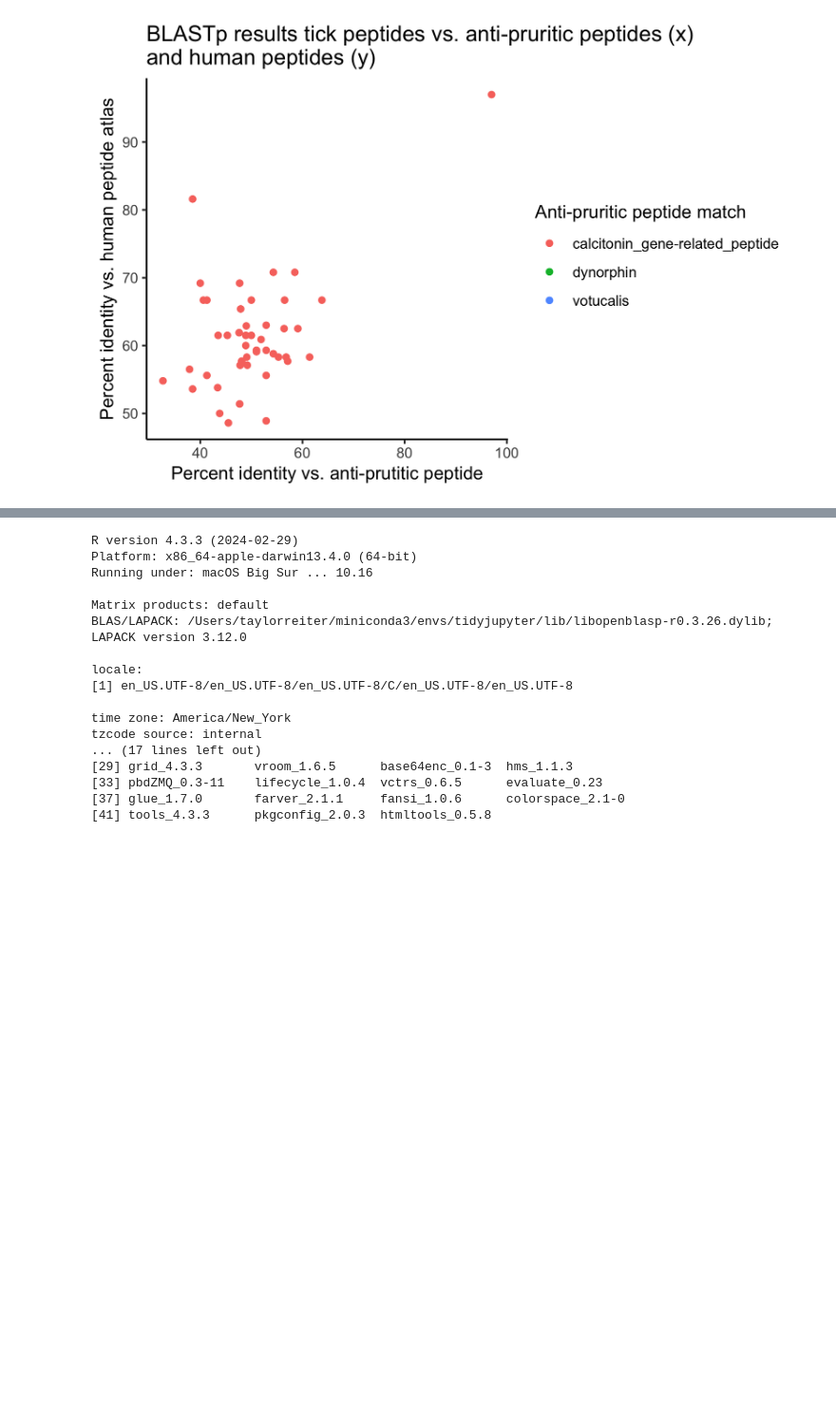
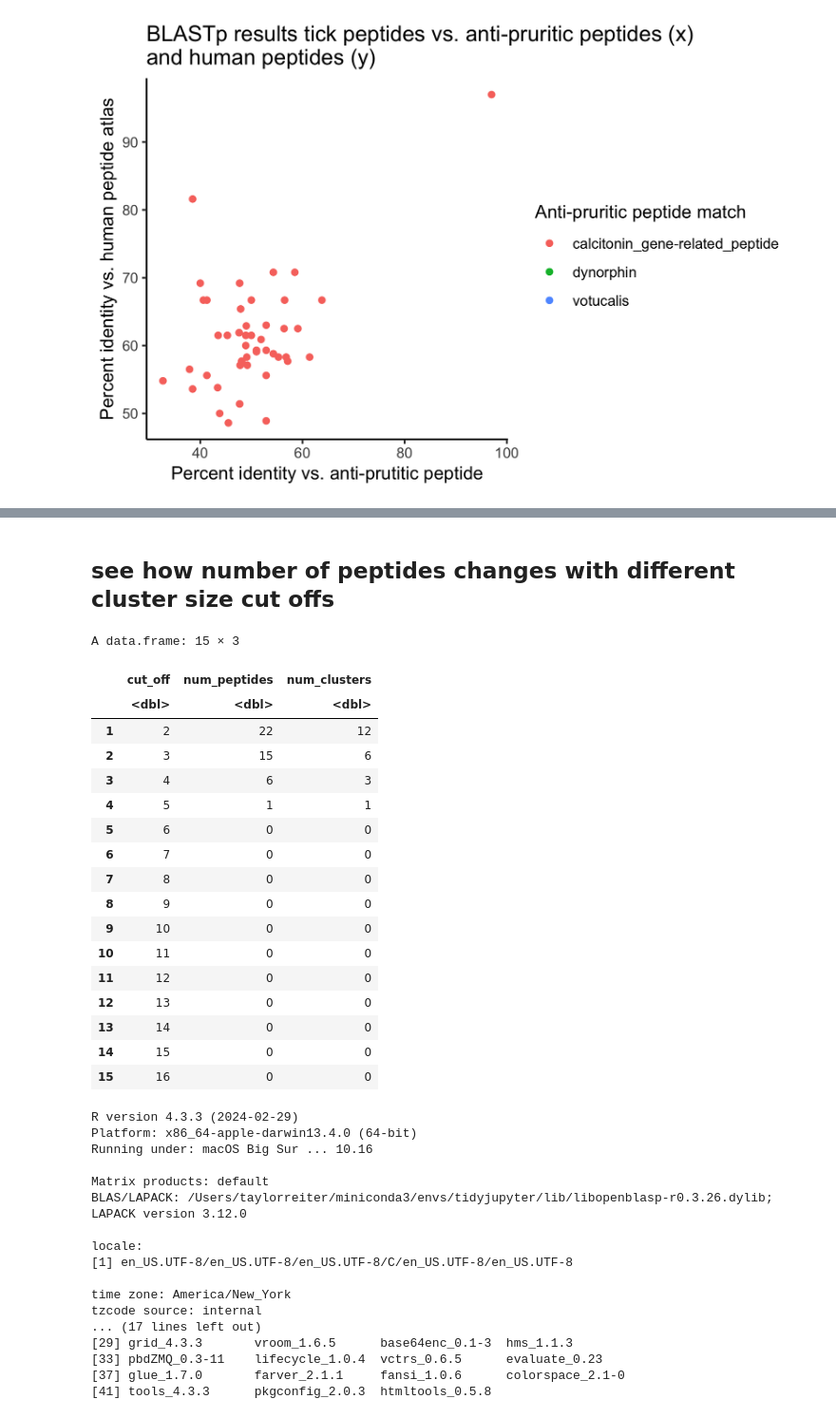
Before and after one commit to Arcadia-Science/2024-tick-sg-peptides-tsa, a Jupyter notebook: notebooks/20240404-antipruritic-peptides.ipynb, the cells around one changed output, grey strips where cells are left out. Shown at 95% size. Saved outputs shown, nothing was run; the diff lists cells and outputs as text; code cells hidden in the pictures; blank space fills up the shorter version.

Commit message:
add num per cluster

```diff
--- a/notebooks/20240404-antipruritic-peptides.ipynb
+++ b/notebooks/20240404-antipruritic-peptides.ipynb
@@ -89,7 +89,23 @@ apml_antiinflammatory <- read_tsv("outputs/analysis/predict_antiinflammatory/aut
 clustering <- read_tsv("outputs/analysis/clustering/all_peptides_0.8_cluster.tsv",
                        show_col_types = FALSE,
                        col_names = c("mmseqs2_representative_sequence",
-                                     "mmseqs2_cluster_member"))
+                                     "mmseqs2_cluster_member"))  %>%
+  mutate(mmseqs2_source_representative_txome = ifelse(grepl(pattern = "Transcript_", x = mmseqs2_representative_sequence),
+                                                      "amblyommaamericanum",
+                                                      str_extract(mmseqs2_representative_sequence, "G.*?01")),
+         mmseqs2_source_cluster_member_txome = ifelse(grepl(pattern = "Transcript_", x = mmseqs2_cluster_member),
+                                                      "amblyommaamericanum",
+                                                      str_extract(mmseqs2_cluster_member, "G.*?01")))
+# %%
+# summarize the cluster sizes and whether the clusters have members from multiple transcriptomes
+cluster_summary <- clustering %>%
+  group_by(mmseqs2_representative_sequence) %>%
+  mutate(mmseqs2_cluster_size = n(),
+         mmseqs2_cluster_same_txome_count = sum(mmseqs2_source_representative_txome == mmseqs2_source_cluster_member_txome),
+         mmseqs2_cluster_same_txome_fraction = mmseqs2_cluster_same_txome_count / mmseqs2_cluster_size) %>%
+  ungroup() %>%
+  select(mmseqs2_representative_sequence, mmseqs2_cluster_size, mmseqs2_cluster_same_txome_count, mmseqs2_cluster_same_txome_fraction) %>%
+  distinct()
 # %%
 # read in transcriptome: species metadata
 aa <- data.frame(tsa_accession = "amblyommaamericanum",
@@ -131,7 +147,9 @@ antip <- antip %>%
   # join with anti-inflammatory bioactivity prediction to see if there is an overlap
   left_join(apml_antiinflammatory, by = c("qseqid" = "peptide_id")) %>%
   # join to clustering info to see if any of the peptides are similar to each other
-  left_join(clustering, by = c("qseqid" = "mmseqs2_cluster_member"))
+  left_join(clustering, by = c("qseqid" = "mmseqs2_cluster_member")) %>%
+  # join to clustering summary to get cluster sizes for peptides
+  left_join(cluster_summary, by = "mmseqs2_representative_sequence")
 # %% [markdown]
 ## Analyze the results
 # %%
@@ -283,6 +301,41 @@ A tibble: 2 × 52
 | <chr> | <chr> | <chr> | <chr> | <chr> | <dbl> | <dbl> | <dbl> | <dbl> | <dbl> | ... |
 | Transcript_513953.p9_start23_end79 | Amblyomma americanum | NP_001074026.1 | dynorphin | MSAPAQPPAEGTEGAAPGGGPPGPPPNMTSNRR... | 67.6 | 37 | 56 | 117 | 66.1 | ... |
 | GANP01008028.1 | Ixodes ricinus | sp|P0DPD6.1|ECE2_HUMAN | dynorphin | MNVALQELGAGSNMVEYKRATLRDEDAPETPVE... | 48.3 | 60 | 70 | 811 | 85.7 | ... |
+# %% [markdown]
+## see how number of peptides changes with different cluster size cut offs
+# %%
+# loop through different cluster size cutoffs and report how many peptides are retained
+num_clusters_at_different_cutoffs <- data.frame(cut_off = numeric(),
+                                                num_peptides = numeric(),
+                                                num_clusters = numeric())
+for(i in 1:15){
+    tmp <- antip %>%
+      filter(mmseqs2_cluster_size > i)
+    num_clusters_at_different_cutoffs[i, 1] <- i + 1
+    num_clusters_at_different_cutoffs[i, 2] <- nrow(tmp)
+    num_clusters_at_different_cutoffs[i, 3] <- length(unique(tmp$mmseqs2_representative_sequence))
+}
+# %%
+num_clusters_at_different_cutoffs
+# %% [output]
+A data.frame: 15 × 3
+|  | cut_off | num_peptides | num_clusters |
+|  | <dbl> | <dbl> | <dbl> |
+| 1 | 2 | 22 | 12 |
+| 2 | 3 | 15 | 6 |
+| 3 | 4 | 6 | 3 |
+| 4 | 5 | 1 | 1 |
+| 5 | 6 | 0 | 0 |
+| 6 | 7 | 0 | 0 |
+| 7 | 8 | 0 | 0 |
+| 8 | 9 | 0 | 0 |
+| 9 | 10 | 0 | 0 |
+| 10 | 11 | 0 | 0 |
+| 11 | 12 | 0 | 0 |
+| 12 | 13 | 0 | 0 |
+| 13 | 14 | 0 | 0 |
+| 14 | 15 | 0 | 0 |
+| 15 | 16 | 0 | 0 |
 # %%
 # save the anti-pruritic peptide and metdata to a TSV
 write_tsv(antip, "outputs/analysis/20240404_filtered_antipruritic_with_metadata.tsv")
```
Also changed, not shown: parts of 1 cell of this notebook.
